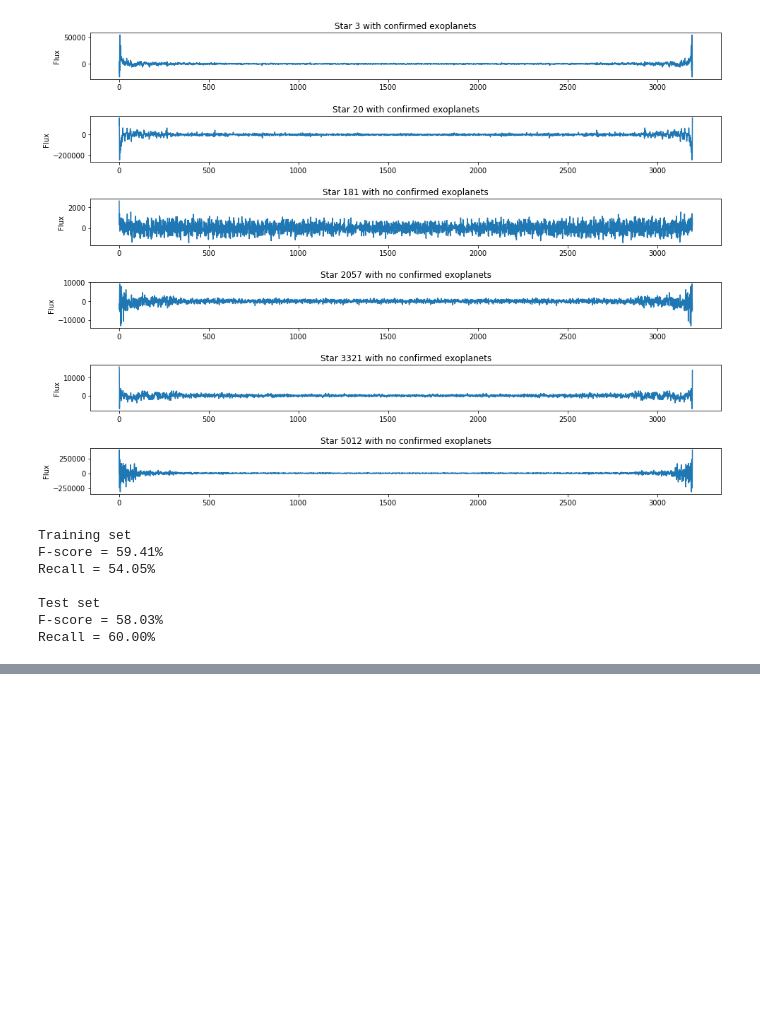
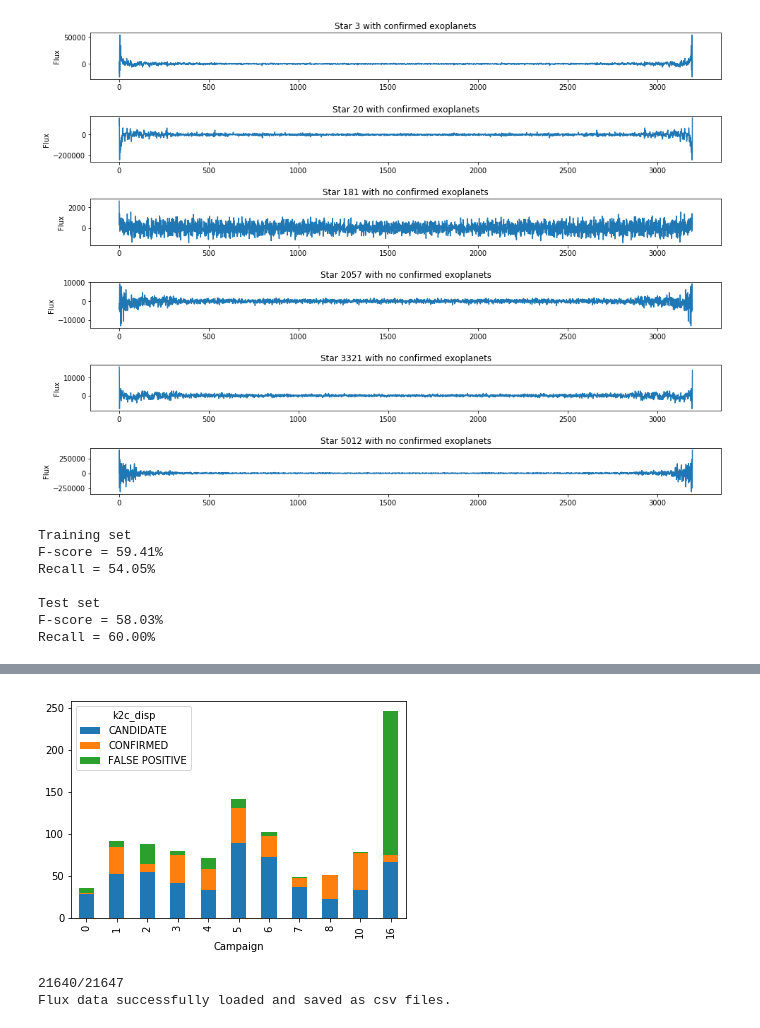
Before and after one commit to alexkapele/exoplanet-exploration, a Jupyter notebook: exoplanet_exploration.ipynb, the cells around one changed output, grey strips where cells are left out. Saved outputs shown, nothing was run; the diff lists cells and outputs as text; code cells hidden in the pictures; blank space fills up the shorter version.

```diff
--- a/exoplanet_exploration.ipynb
+++ b/exoplanet_exploration.ipynb
@@ -212,0 +174,6 @@ CHECKSUM= 'LeaENZXBLdaBLZUB'   / HDU checksum updated 2018-07-17T00:40:38Z
+# %%
+try:
+    k2_cands = pd.read_csv("Data\k2candidates.csv",skiprows=range(149),header=1)
+    print('K2 candidates dataset loaded: {} samples with {} features.'.format(*k2_cands.shape))
+except:
+    print("K2 candidates dataset could not be loaded.")
@@ -212,0 +200,25 @@ CHECKSUM= 'LeaENZXBLdaBLZUB'   / HDU checksum updated 2018-07-17T00:40:38Z
+# %%
+candidates_count = k2_cands.groupby(['k2_campaign','k2c_disp'])['epic_name'].nunique()
+candidates_count = pd.DataFrame(candidates_count)
+
+# re-index count dataframe including all combinations of k2_campaign and k2c_disp
+new_index = pd.MultiIndex.from_product(candidates_count.index.levels,names=candidates_count.index.names)
+candidates_count = candidates_count.reindex(new_index, fill_value=0)
+candidates_count.reset_index(level=0, inplace=True)
+candidates_count.reset_index(level=0, inplace=True)
+
+# plot stacked bar chart to visualise objects of interest by campaign
+piv = candidates_count.pivot(values='epic_name', columns='k2c_disp', index='k2_campaign')
+piv.plot.bar(stacked=True)
+plt.xlabel('Campaign')
+
+plt.show()
+# %% [output]
+[figure, added]
+# %%
+from flux_load import flux_compiler
+
+flux_compiler(1, k2_cand_names)
+# %% [output]
+21640/21647
+Flux data successfully loaded and saved as csv files.
```
Also changed, not shown: parts of 13 cells of this notebook, 1 other file.
